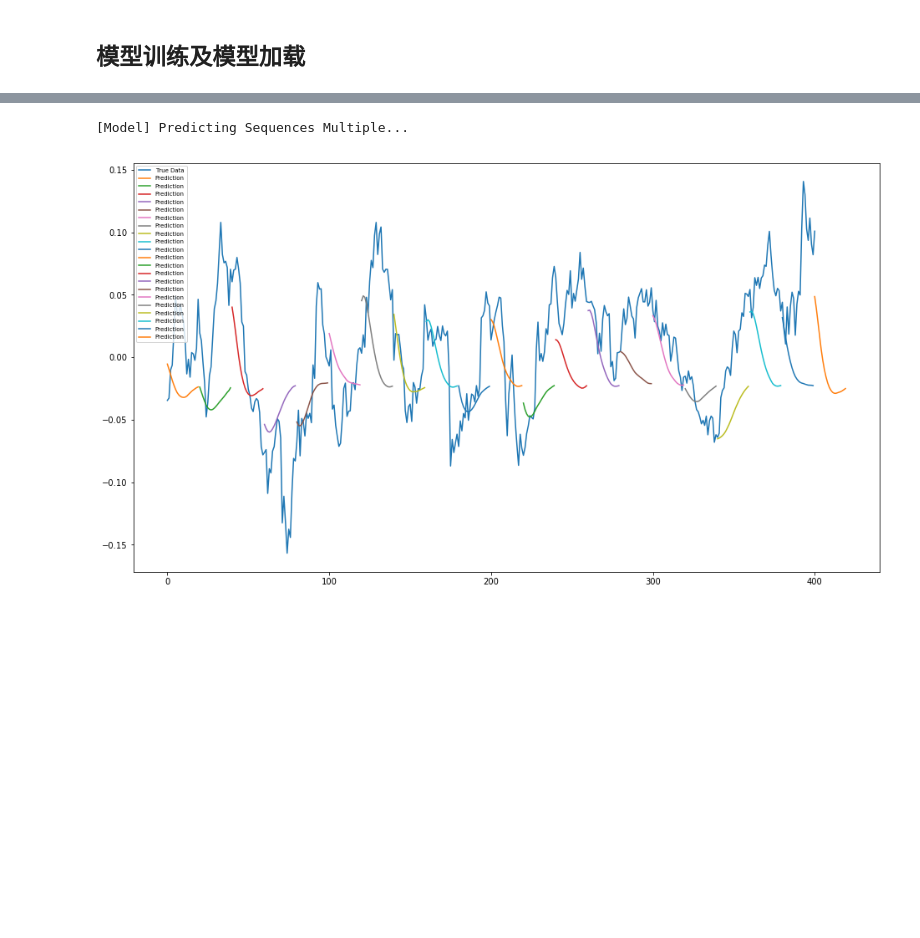
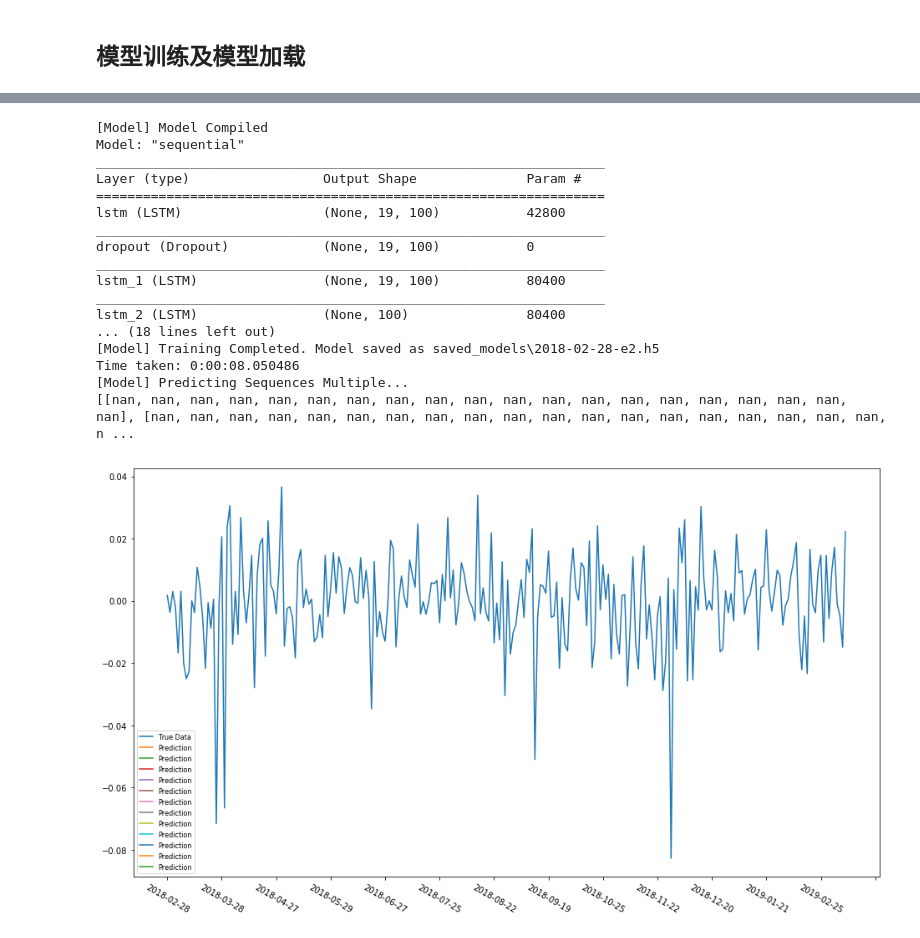
Before and after one commit to try1995/leetcode, a Jupyter notebook: LSTM-Neural-Network-for-Time-Series-Prediction/run-config2.ipynb, the cells around one changed output, grey strips where cells are left out. Saved outputs shown, nothing was run; the diff lists cells and outputs as text; code cells hidden in the pictures; blank space fills up the shorter version.

Commit message:
lstm

```diff
--- a/LSTM-Neural-Network-for-Time-Series-Prediction/run-config2.ipynb
+++ b/LSTM-Neural-Network-for-Time-Series-Prediction/run-config2.ipynb
@@ -1,30 +0,0 @@
-# %%
-import os
-import json
-import time
-import math
-import matplotlib.pyplot as plt
-from core.data_processor import DataLoader
-from core.model import Model
-
-
-def plot_results(predicted_data, true_data):
-    fig = plt.figure(facecolor='white',figsize=(16,9))
-    ax = fig.add_subplot(111)
-    ax.plot(true_data, label='True Data')
-    plt.plot(predicted_data, label='Prediction')
-    plt.legend()
-    plt.show()
-
-
-def plot_results_multiple(predicted_data, true_data, prediction_len, name):
-    fig = plt.figure(facecolor='white',figsize=(16,9))
-    ax = fig.add_subplot(111)
-    ax.plot(true_data, label='True Data')
-    # Pad the list of predictions to shift it in the graph to it's correct start
-    for i, data in enumerate(predicted_data):
-        padding = [None for p in range(i * prediction_len)]
-        plt.plot(padding + data, label='Prediction')
-        plt.legend(loc='upper left', fontsize=7)
-    plt.savefig("./picture/%s.png"%name)
-    plt.show()
@@ -114,10 +62,0 @@ Time taken: 0:00:09.727016
-# %%
-predictions = model.predict_sequences_multiple(x_test, configs['data']['sequence_length'],configs['data']['sequence_length'])
-# predictions = model.predict_sequence_full(x_test, configs['data']['sequence_length'])
-# predictions = model.predict_point_by_point(x_test)
-
-plot_results_multiple(predictions, y_test, configs['data']['sequence_length'],",".join(configs['data']['columns']))
-# plot_results(predictions, y_test)
-# %% [output]
-[Model] Predicting Sequences Multiple...
-[figure, removed]
@@ -126,0 +63,32 @@ plot_results_multiple(predictions, y_test, configs['data']['sequence_length'],",
+# %%
+if __name__ == '__main__':
+    config = 'config.json'
+    predict = True
+    raw_data = False
+    # train_end_data, test_start_data = '2016-12-30', '2017-01-03'
+#     ls=[['2017-12-29', '2018-01-02'], ['2018-01-30', '2018-01-31'], ['2018-02-27', '2018-02-28'], ['2018-03-29', '2018-03-30'], ['2018-04-27', '2018-05-02'], ['2018-05-30', '2018-05-31'], ['2018-06-28', '2018-06-29'], ['2018-07-30', '2018-07-31'], ['2018-08-30', '2018-08-31'], ['2018-09-28', '2018-10-08'], ['2018-10-30', '2018-10-31'], ['2018-11-29', '2018-11-30'], ['2018-12-28', '2019-01-02'], ['2019-01-30', '2019-01-31'], ['2019-02-27', '2019-02-28'], ['2019-03-28', '2019-03-29'], ['2019-04-30', '2019-05-06'], ['2019-05-30', '2019-05-31'], ['2019-06-27', '2019-06-28'], ['2019-07-30', '2019-07-31'], ['2019-08-29', '2019-08-30'], ['2019-09-30', '2019-10-08'], ['2019-10-30', '2019-10-31'], ['2019-11-28', '2019-11-29'], ['2019-12-31', '2020-01-02'], ['2020-01-23', '2020-02-03'], ['2020-02-28', '2020-03-02'], ['2020-03-31', '2020-04-01'], ['2020-04-30', '2020-05-06'], ['2020-05-28', '2020-05-29'], ['2020-06-29', '2020-06-30'], ['2020-07-30', '2020-07-31'], ['2020-08-28', '2020-08-31'], ['2020-09-30', '2020-10-09'], ['2020-10-29', '2020-10-30'], ['2020-11-27', '2020-11-30']]
+    train_end_data, test_start_data = ['2018-02-27', '2018-02-28']
+    main()
+
+#     for i in ls:
+#         train_end_data, test_start_data = i
+#         main()
+# %% [output]
+[Model] Model Compiled
+Model: "sequential"
+_________________________________________________________________
+Layer (type)                 Output Shape              Param #
+=================================================================
+lstm (LSTM)                  (None, 19, 100)           42800
+_________________________________________________________________
+dropout (Dropout)            (None, 19, 100)           0
+_________________________________________________________________
+lstm_1 (LSTM)                (None, 19, 100)           80400
+_________________________________________________________________
+lstm_2 (LSTM)                (None, 100)               80400
+... (18 lines left out)
+[Model] Training Completed. Model saved as saved_models\2018-02-28-e2.h5
+Time taken: 0:00:08.050486
+[Model] Predicting Sequences Multiple...
+[[nan, nan, nan, nan, nan, nan, nan, nan, nan, nan, nan, nan, nan, nan, nan, nan, nan, nan, nan, nan], [nan, nan, nan, nan, nan, nan, nan, nan, nan, nan, nan, nan, nan, nan, nan, nan, nan, nan, nan, n ...
+[figure, added]
```
Also changed, not shown: parts of 5 cells of this notebook, 41 other files.
